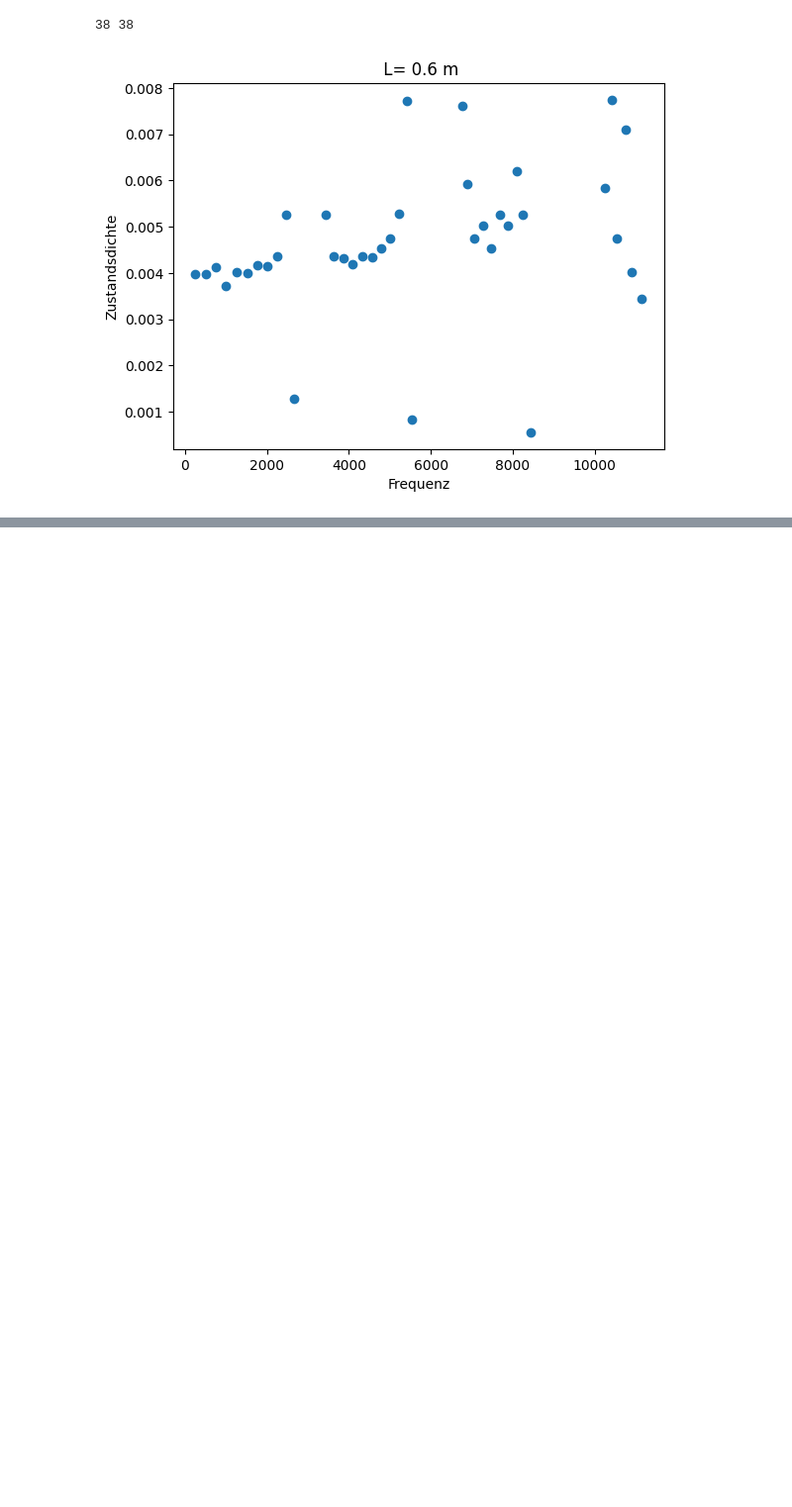
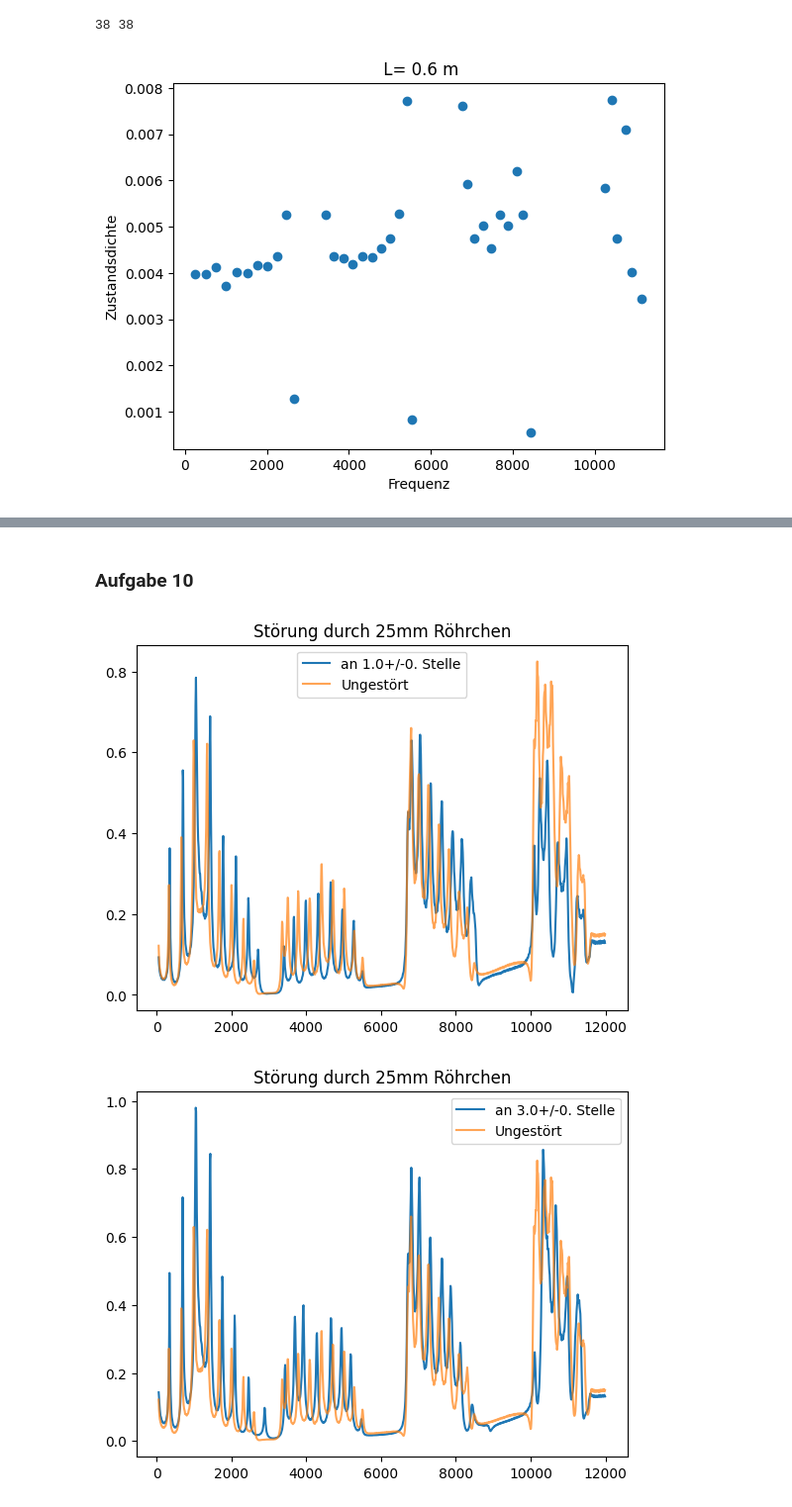
Before and after one commit to celina-coder-beep/F-Praktikum, a Jupyter notebook: 511-Quantenanalogien/Auswertung511.ipynb, the cells around one changed output, grey strips where cells are left out. Shown at 99% size. Saved outputs shown, nothing was run; the diff lists cells and outputs as text; code cells hidden in the pictures; blank space fills up the shorter version.

```diff
--- a/511-Quantenanalogien/Auswertung511.ipynb
+++ b/511-Quantenanalogien/Auswertung511.ipynb
@@ -439,0 +512,36 @@ for j in range(len(peaks4_all_raw)):
+# %% [markdown]
+### Aufgabe 10
+# %%
+#Vergleich der Spekten
+
+df_ungestört= pd.read_csv(r"20-03-26\3-13mm.dat", skiprows=(0,1,2,3,4,5,6,7,8), sep="\t", decimal=",", names=["Frequenz", "Amplitude"])
+amplitude_ungestört= df_ungestört["Amplitude"] / df_ref["Amplitude"]
+
+files10a= [r"20-03-26\10-25-1.dat", r"20-03-26\10-25-3.dat", r"20-03-26\10-25-5.dat"]
+label10a= [ufloat(1,0), ufloat(3,0), ufloat(5,0)]
+
+files10b =[r"20-03-26\10-75-1.dat" , r"20-03-26\10-75-3.dat", r"20-03-26\10-75-5.dat"]
+label10b= [ufloat(1,0), ufloat(3,0), ufloat(5,0)]
+
+for file in files10a:
+    df = pd.read_csv(file, skiprows=(0,1,2,3,4,5,6,7,8), sep="\t", decimal=",", names=["Frequenz", "Amplitude"])
+    frequency= df["Frequenz"]
+    amplitude= df["Amplitude"] / df_ref["Amplitude"]
+    plt.plot(frequency, amplitude, label= f"an {label10a[files10a.index(file)]}. Stelle")
+    plt.plot(df_ungestört["Frequenz"], amplitude_ungestört, label="Ungestört", alpha=0.7)
+    plt.title("Störung durch 25mm Röhrchen")
+    plt.legend()
+    plt.show()
+
+for file in files10b:
+    df = pd.read_csv(file, skiprows=(0,1,2,3,4,5,6,7,8), sep="\t", decimal=",", names=["Frequenz", "Amplitude"])
+    frequency= df["Frequenz"]
+    amplitude= df["Amplitude"] / df_ref["Amplitude"]
+    plt.plot(frequency, amplitude, label= f"an {label10b[files10b.index(file)]}. Stelle")
+    plt.plot(df_ungestört["Frequenz"], amplitude_ungestört, label="Ungestört", alpha=0.7)
+    plt.title("Störung durch 75mm Röhrchen")
+    plt.legend()
+    plt.show()
+# %% [output]
+[figure, added]
+[figure, added]
```
Also changed, not shown: parts of 7 cells of this notebook.
